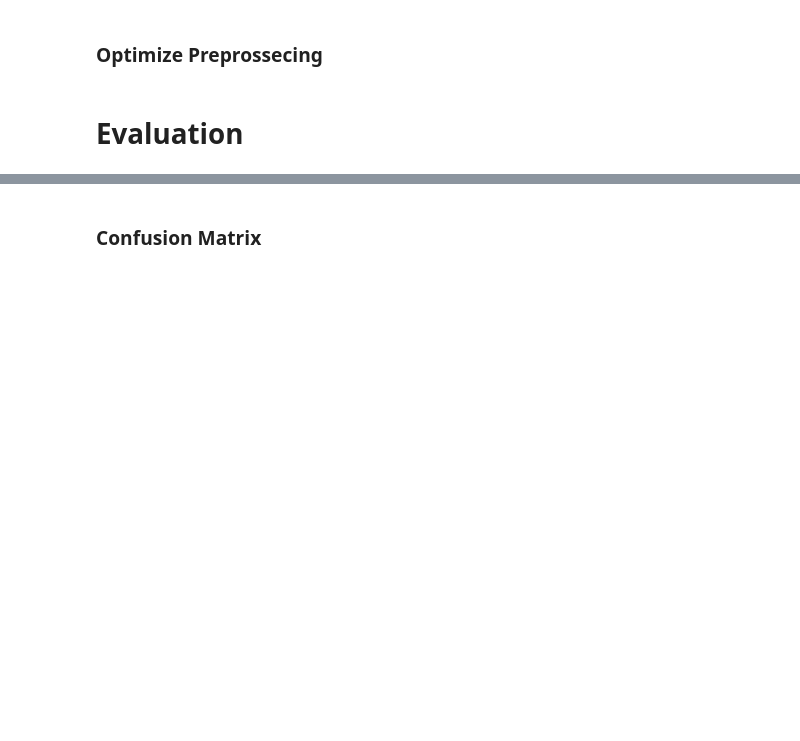
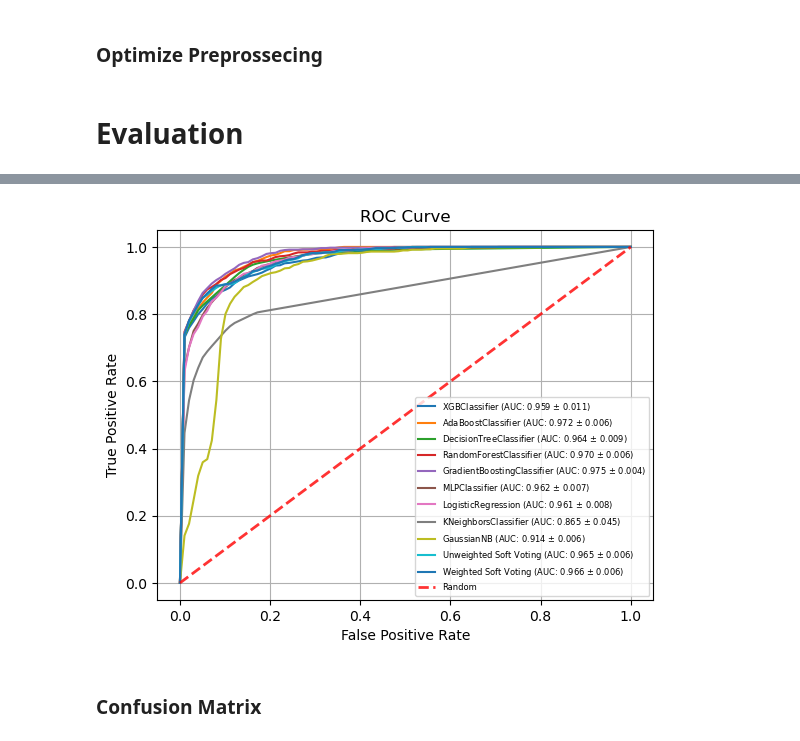
Before and after one commit to jjakubassa/Data-Mining-I-Project, a Jupyter notebook: analysis.ipynb, the cells around one changed output, grey strips where cells are left out. Drawn from its saved outputs; the diff is of its cells as text; code cells hidden in the pictures; blank space fills up the shorter version.

Commit message:
integrate ROC curves and added ensemble voting

```diff
--- a/analysis.ipynb
+++ b/analysis.ipynb
@@ -802,0 +911,4 @@ df.to_csv("estimator_results.csv", index=False)
+# %%
+# Load results
+estimator_results = pd.read_csv("estimator_results.csv")
+estimator_results.head()
@@ -802,0 +922,6 @@ df.to_csv("estimator_results.csv", index=False)
+# %%
+# Get best processing pipeline and hyper-parameters for each estimator
+max_rows = estimator_results.groupby(["Estimator"])["weighted_avg_f1-score"].idxmax()
+best_results = estimator_results.loc[max_rows]
+best_results = best_results.sort_values(by=["weighted_avg_f1-score"], ascending=False)
+best_results
@@ -803,2 +1073,74 @@ df.to_csv("estimator_results.csv", index=False)
+# %%
+# TODO plot ROC curve of best estimator
+
+from sklearn import metrics
+import pandas as pd
+import matplotlib.pyplot as plt
+
+# Load data
+df = pd.read_csv("diabetes_prediction_dataset.csv")
+X = df.drop("diabetes", axis=1)
+y = df["diabetes"]
+X = X.sample(frac=0.1, random_state=42)
+y = y.sample(frac=0.1, random_state=42)
+
+# Reset index (if we use sample())
+X = X.reset_index(drop=True)
+y = y.reset_index(drop=True)
+
+# define the cross validation folds
+cv = StratifiedKFold(n_splits=10, shuffle=True, random_state=42)
+
+# Create plot for each estimator
+# add proegess bar
+weights = []
+for est_name, pipeline in (pbar := tqdm(best_pipelines)):
+    pbar.set_description(f"Estimator: {est_name}")
+    mean_fpr, mean_tpr, mean_auc, std_auc = avg_roc(cv, pipeline, X, y, 1)
+    plt.plot(
+        mean_fpr,
+        mean_tpr,
+        label=f"{est_name} (AUC: {mean_auc:.3f} $\pm$ {std_auc:.3f})",
+    )
+    weights.append(mean_auc)
+
+# Add ensemble methods
+# Soft Voting without weights
+unweighted_soft_voting_clas = VotingClassifier(estimators=best_pipelines, voting="soft")
+mean_fpr, mean_tpr, mean_auc, std_auc = avg_roc(cv, unweighted_soft_voting_clas, X, y, 1)
+plt.plot(
+    mean_fpr,
+    mean_tpr,
+    label=f"Unweighted Soft Voting (AUC: {mean_auc:.3f} $\pm$ {std_auc:.3f})",
+)
+
+# Soft Voting with weights
+weighted_soft_voting_clas = VotingClassifier(estimators=best_pipelines, voting="soft", weights=weights)
+mean_fpr, mean_tpr, mean_auc, std_auc = avg_roc(cv, weighted_soft_voting_clas, X, y, 1)
+plt.plot(
+    mean_fpr,
+    mean_tpr,
+    label=f"Weighted Soft Voting (AUC: {mean_auc:.3f} $\pm$ {std_auc:.3f})",
+)
+
+# Plot diagonal line
+plt.plot([0, 1], [0, 1], linestyle='--', lw=2, color='r', label='Random', alpha=.8)
+
+# Set plot
+plt.xlabel("False Positive Rate")
+plt.ylabel("True Positive Rate")
+plt.title("ROC Curve")
+
+# Set plot legend
+plt.legend(loc="lower right", fontsize=6)
+
+# Save the plot
+plt.savefig("roc_curve.png", dpi=600)
+
+# Show the plot
+plt.grid(True)
+plt.show()
+# %% [output]
+[figure, added]
 # %% [markdown]
 ### Confusion Matrix
```
Also changed, not shown: parts of 29 cells of this notebook, 2 other files.
